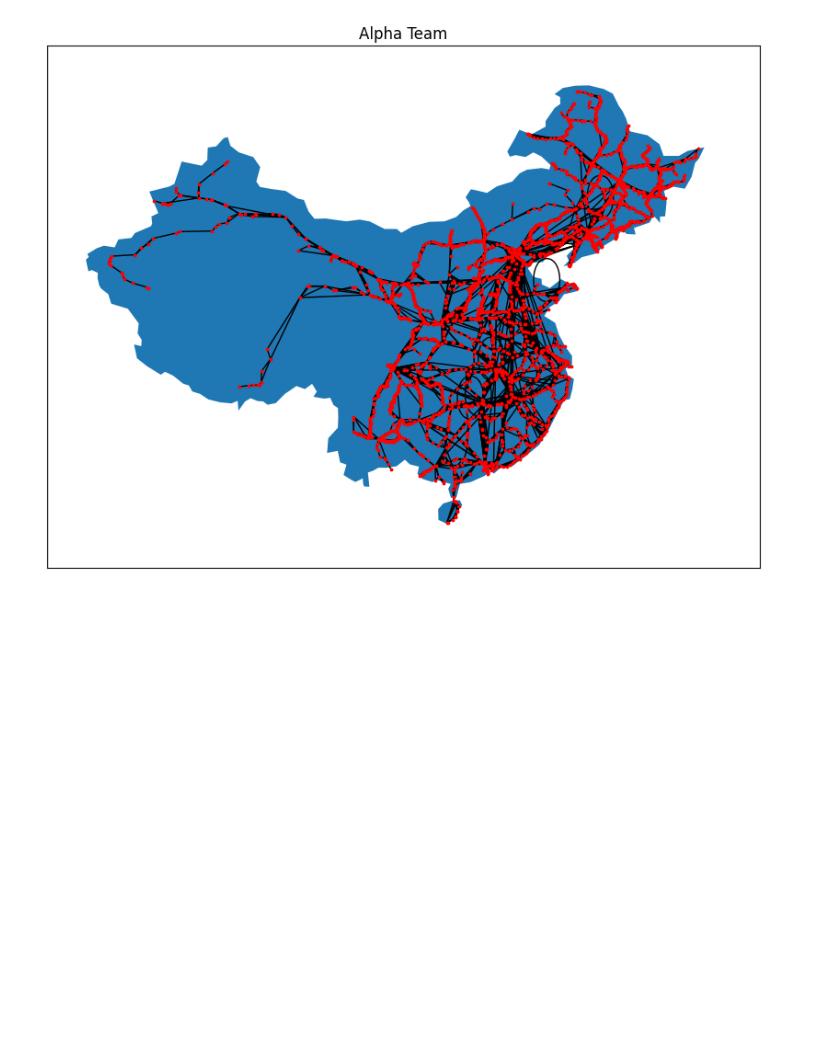
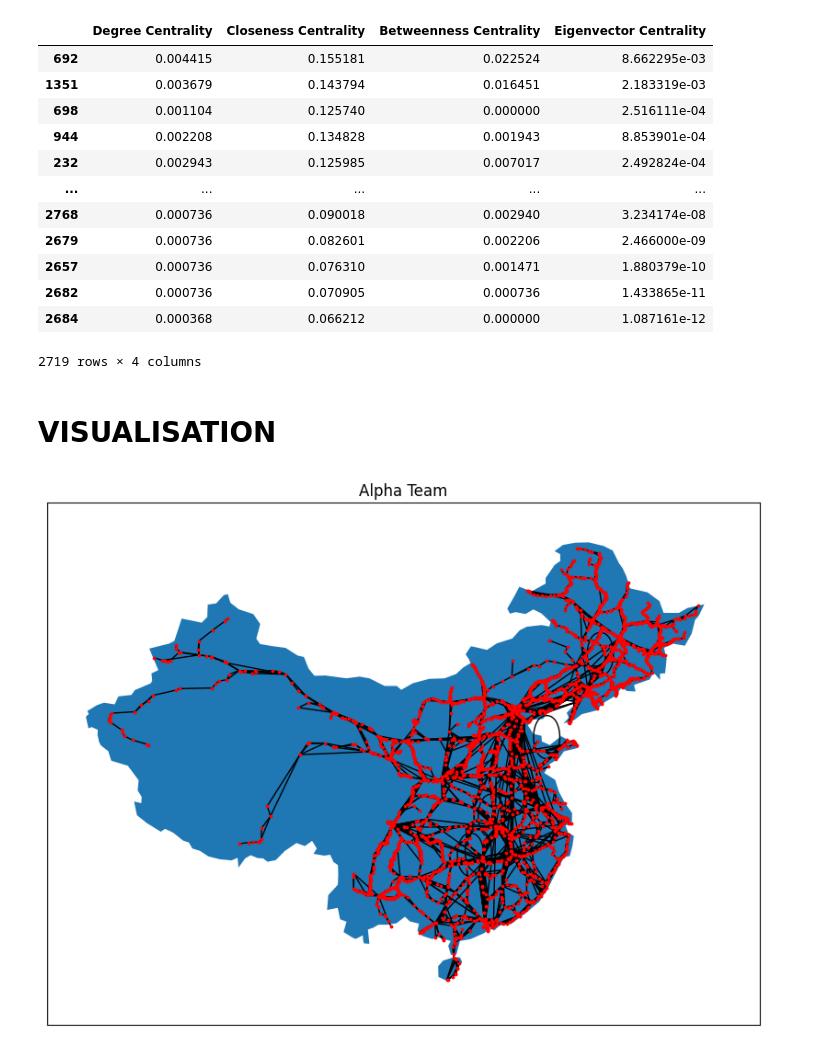
Before and after one commit to airscholar/AlphaTeam, a Jupyter notebook: Rail.ipynb, the cells around one changed output. Drawn from its saved outputs; the diff is of its cells as text; code cells hidden in the pictures; blank space fills up the shorter version.

```diff
--- a/Rail.ipynb
+++ b/Rail.ipynb
@@ -80,3 +116,33 @@ G.number_of_nodes()
+# %%
+#tabulate degree centrality, closeness centrality, Betweenness Centrality, Eigenvector Centrality
+degree_centrality = nx.degree_centrality(G)
+closeness_centrality = nx.closeness_centrality(G)
+betweenness_centrality = nx.betweenness_centrality(G)
+eigen_centrality = nx.eigenvector_centrality(G)
+
+#display the statistics in a table
+stats = pd.DataFrame([degree_centrality, closeness_centrality, betweenness_centrality, eigen_centrality]).T
+stats.columns = ['Degree Centrality', 'Closeness Centrality', 'Betweenness Centrality', 'Eigenvector Centrality']
+#write to file
+# stats.to_csv('stats.csv')
+# %%
+stats
+# %% [output]
+|  | Degree Centrality | Closeness Centrality | Betweenness Centrality | Eigenvector Centrality |
+| 692 | 0.004415 | 0.155181 | 0.022524 | 8.662295e-03 |
+| 1351 | 0.003679 | 0.143794 | 0.016451 | 2.183319e-03 |
+| 698 | 0.001104 | 0.125740 | 0.000000 | 2.516111e-04 |
+| 944 | 0.002208 | 0.134828 | 0.001943 | 8.853901e-04 |
+| 232 | 0.002943 | 0.125985 | 0.007017 | 2.492824e-04 |
+| ... | ... | ... | ... | ... |
+| 2768 | 0.000736 | 0.090018 | 0.002940 | 3.234174e-08 |
+| 2679 | 0.000736 | 0.082601 | 0.002206 | 2.466000e-09 |
+| 2657 | 0.000736 | 0.076310 | 0.001471 | 1.880379e-10 |
+| 2682 | 0.000736 | 0.070905 | 0.000736 | 1.433865e-11 |
+| 2684 | 0.000368 | 0.066212 | 0.000000 | 1.087161e-12 |
+2719 rows × 4 columns
+# %% [markdown]
+# VISUALISATION
 # %%
 import geopandas as gpd
 world = gpd.read_file(gpd.datasets.get_path('naturalearth_lowres'))
```
Also changed, not shown: parts of 8 cells of this notebook.
